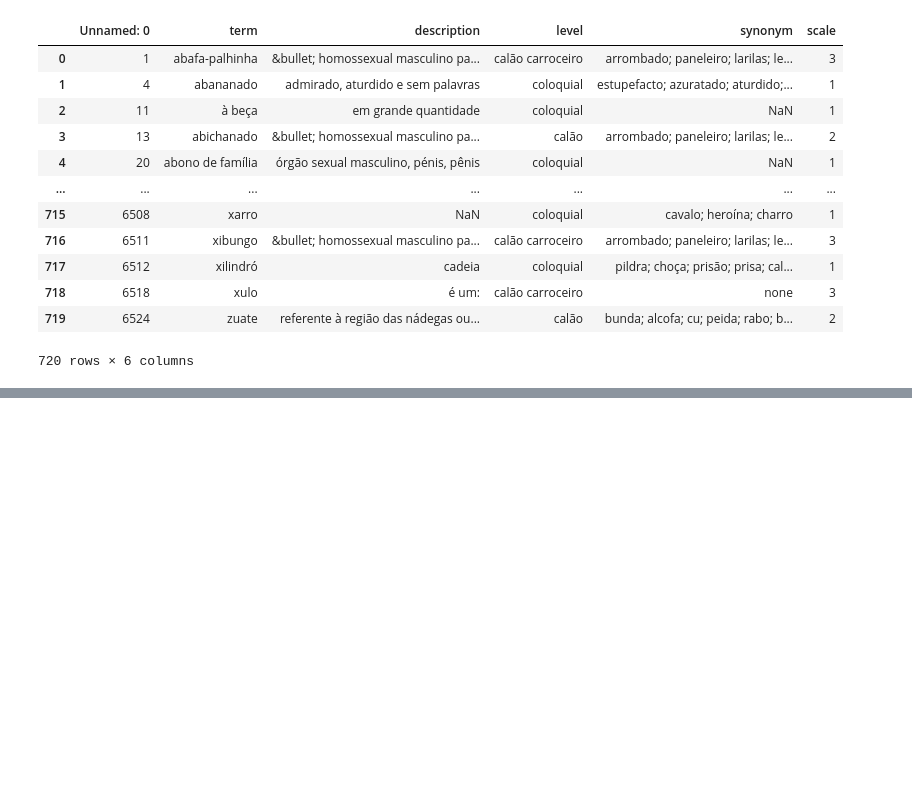
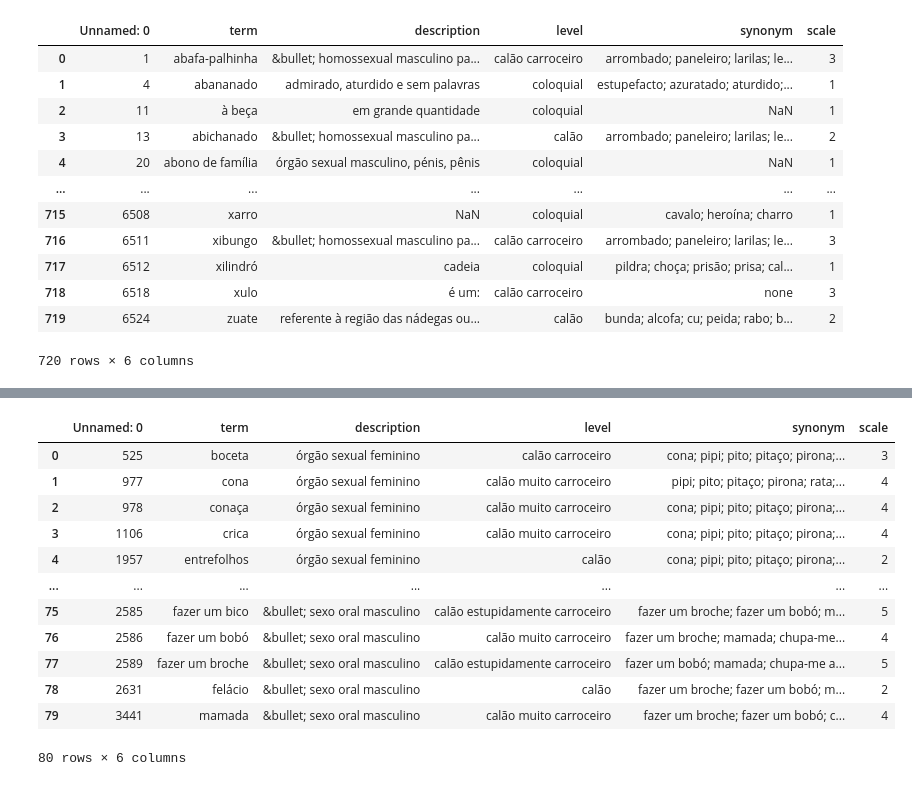
Before and after one commit to InterruptorPt/misonia-hip-hop-tuga, a Jupyter notebook: stats.ipynb, the cells around one changed output, grey strips where cells are left out. Cells and saved outputs as stored; diff of their text form; code cells hidden in the pictures; blank space fills up the shorter version.

Commit message:
misoginia score

```diff
--- a/stats.ipynb
+++ b/stats.ipynb
@@ -186,0 +138,26 @@ HTML(html_pygal.format(pygal_render=bar_chart.render()))
+# %%
+#filtering misogynistic terms
+
+lady_parts = dicionario[dicionario['description'].str.contains('órgão sexual feminino', na=False)]
+men_parts = dicionario[dicionario['description'].str.contains('órgão sexual masculino', na=False)]
+women_rude = dicionario[dicionario['synonym'].str.contains('prostituta', na=False)]
+oral_sex = dicionario[dicionario['description'].str.contains('sexo oral', na=False)]
+anal_sex = dicionario[dicionario['description'].str.contains('sexo anal', na=False)]
+semen = dicionario[dicionario['description'].str.contains('esperma', na=False)]
+# %%
+dicionario_misoginia = pd.concat([lady_parts, women_rude, men_parts, semen, oral_sex], ignore_index= True)
+dicionario_misoginia
+# %% [output]
+|  | Unnamed: 0 | term | description | level | synonym | scale |
+| 0 | 525 | boceta | órgão sexual feminino | calão carroceiro | cona; pipi; pito; pitaço; pirona;... | 3 |
+| 1 | 977 | cona | órgão sexual feminino | calão muito carroceiro | pipi; pito; pitaço; pirona; rata;... | 4 |
+| 2 | 978 | conaça | órgão sexual feminino | calão muito carroceiro | cona; pipi; pito; pitaço; pirona;... | 4 |
+| 3 | 1106 | crica | órgão sexual feminino | calão muito carroceiro | cona; pipi; pito; pitaço; pirona;... | 4 |
+| 4 | 1957 | entrefolhos | órgão sexual feminino | calão | cona; pipi; pito; pitaço; pirona;... | 2 |
+| ... | ... | ... | ... | ... | ... | ... |
+| 75 | 2585 | fazer um bico | &bullet; sexo oral masculino | calão estupidamente carroceiro | fazer um broche; fazer um bobó; m... | 5 |
+| 76 | 2586 | fazer um bobó | &bullet; sexo oral masculino | calão muito carroceiro | fazer um broche; mamada; chupa-me... | 4 |
+| 77 | 2589 | fazer um broche | &bullet; sexo oral masculino | calão estupidamente carroceiro | fazer um bobó; mamada; chupa-me a... | 5 |
+| 78 | 2631 | felácio | &bullet; sexo oral masculino | calão | fazer um broche; fazer um bobó; m... | 2 |
+| 79 | 3441 | mamada | &bullet; sexo oral masculino | calão muito carroceiro | fazer um broche; fazer um bobó; c... | 4 |
+80 rows × 6 columns
```
Also changed, not shown: parts of 18 cells of this notebook, 10 other files.
